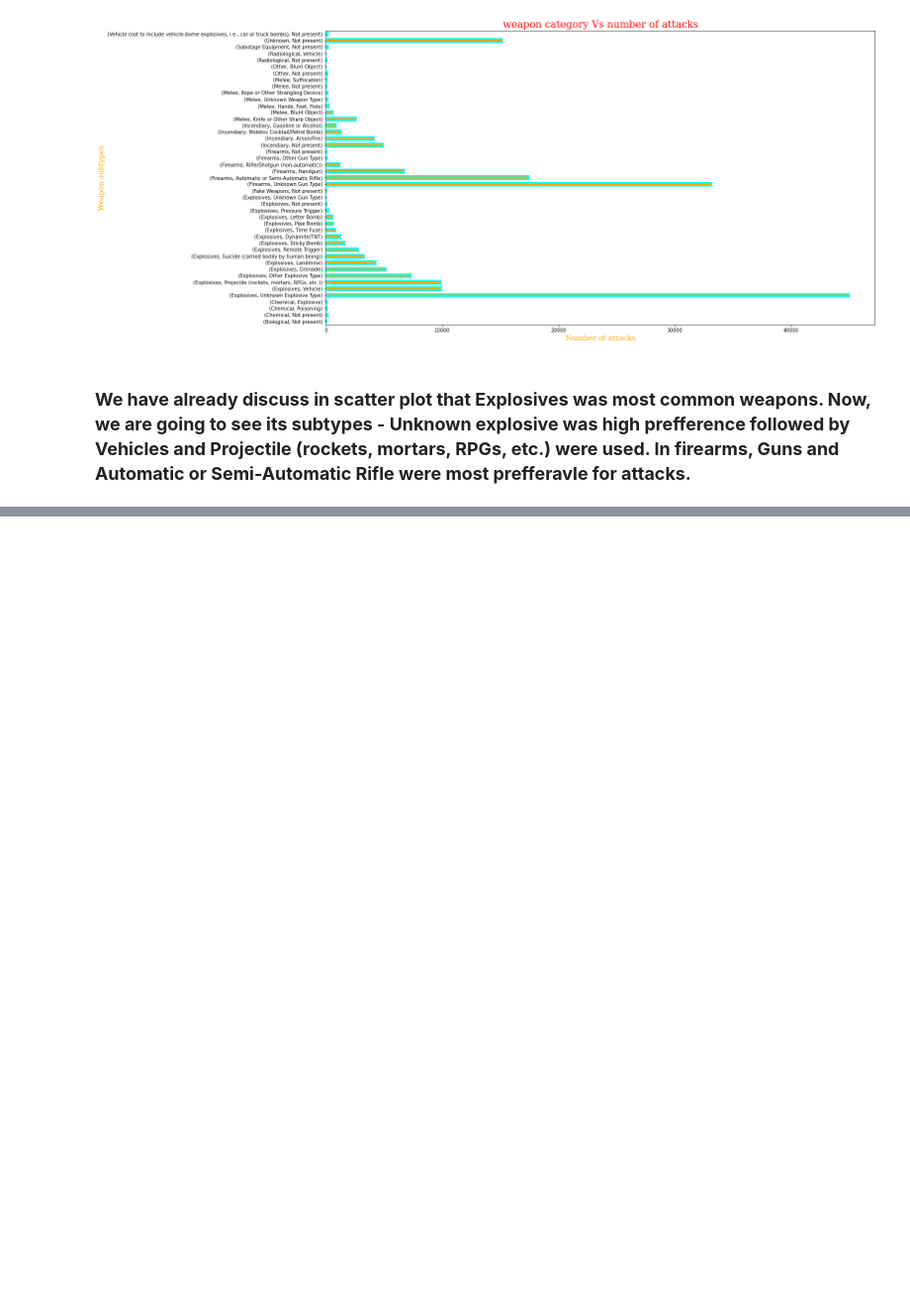
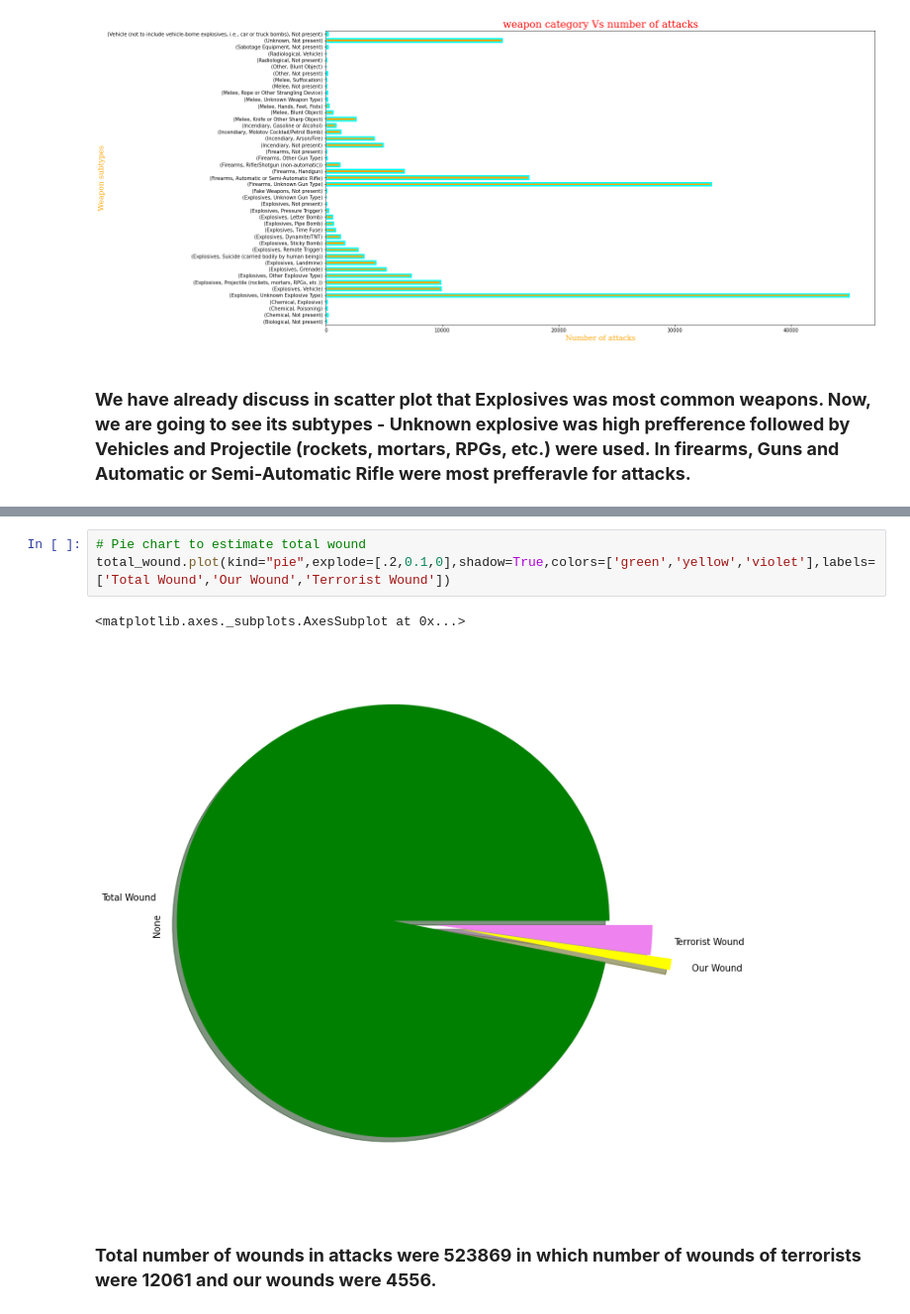
Before and after one commit to Gauravgade3/Global-Terrorism-Analysis, a Jupyter notebook: Global_Terrorism_Analysis_Capstone_Project.ipynb, the cells around one changed output, grey strips where cells are left out. Shown at 99% size. Saved outputs shown, nothing was run; the diff lists cells and outputs as text; blank space fills up the shorter version.

```diff
--- a/Global_Terrorism_Analysis_Capstone_Project.ipynb
+++ b/Global_Terrorism_Analysis_Capstone_Project.ipynb
@@ -539,0 +566,8 @@ Text(0, 0.5, 'Weapon subtypes')
+# %%
+# Pie chart to estimate total wound
+total_wound.plot(kind="pie",explode=[.2,0.1,0],shadow=True,colors=['green','yellow','violet'],labels=['Total Wound','Our Wound','Terrorist Wound'])
+# %% [output]
+<matplotlib.axes._subplots.AxesSubplot at 0x...>
+[figure, added]
+# %% [markdown]
+### **Total number of wounds in attacks were 523869 in which number of wounds of terrorists were 12061 and our wounds were 4556.**
```
Also changed, not shown: parts of 10 cells of this notebook.
